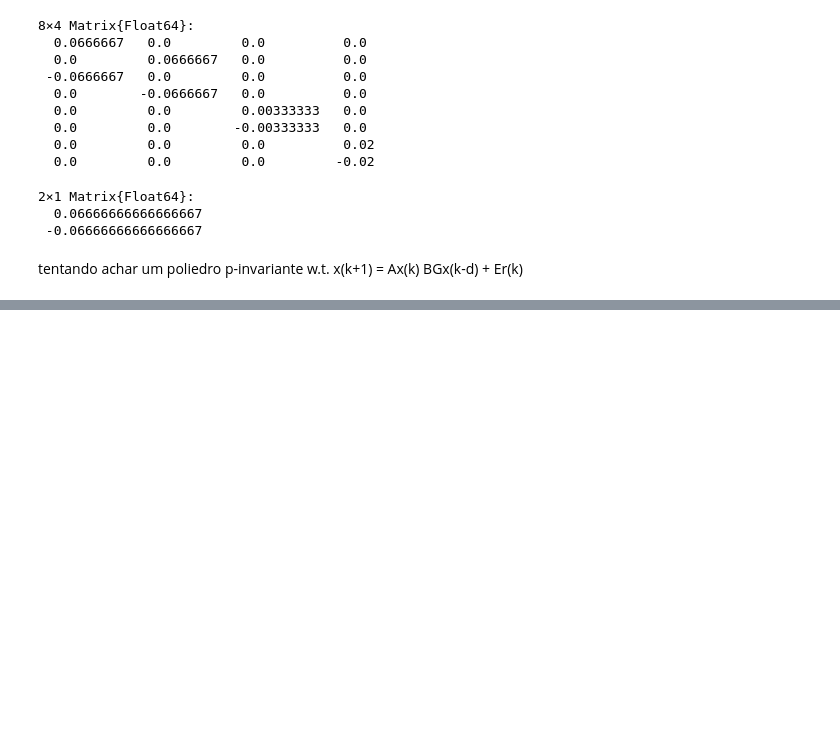
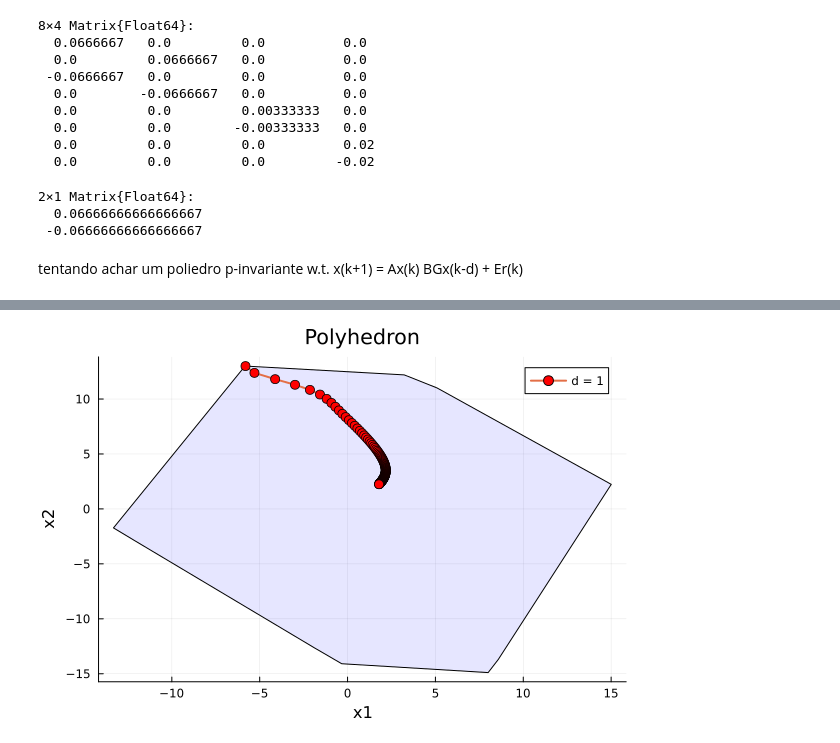
Before and after one commit to Nicholas-Wallace/Polyhedron, a Jupyter notebook: segref_delay.ipynb, the cells around one changed output, grey strips where cells are left out. Drawn from its saved outputs; the diff is of its cells as text; code cells hidden in the pictures; blank space fills up the shorter version.

Commit message:
segref_delay notebook

```diff
--- a/segref_delay.ipynb
+++ b/segref_delay.ipynb
@@ -143,0 +135,2 @@ Poly.plot_poly(F, ones(6))
+# %%
+G = result["G"]
@@ -143,0 +195,12 @@ Poly.plot_poly(F, ones(6))
+# %%
+w = ones(size(F, 1))
+nx = size(A_exp, 1)
+
+passos = 100
+r = ones(passos) # x2 ir para 1
+
+BG = B_exp * G
+
+init_cond_F, init_cond_w = Poly.admissable_initCond(A_exp, BG, F, d, w; fixed_d=true)
+ext_vertices_tuple = get_extVert_tuple(init_cond_F, init_cond_w, 2, nx)
+traj1 = trajectory_segref_delay(ext_vertices_tuple, A_exp, BG, E_exp, r, passos, d; reverse=true)
@@ -143,0 +225,23 @@ Poly.plot_poly(F, ones(6))
+# %%
+using Plots
+
+T = Poly.poly_projection(F[:,3:4])
+Poly.plot_poly(T*F[:,1:2], T*ones(10))
+
+x1 = [p[1] for p in traj1]
+x2 = [p[2] for p in traj1]
+v = [p[3] for p in traj1]
+w = [p[4] for p in traj1]
+
+# Plot as connected trajectory with markers
+plot!(x1, x2,
+     seriestype = :path,          # connects points with lines
+     linewidth = 2,
+     marker = :circle,
+     markersize = 5,
+     markercolor = :red,
+     label = "d = 1",
+     xlabel = "x1",
+     ylabel = "x2")
+# %% [output]
+[figure, added]
```
Also changed, not shown: parts of 22 cells of this notebook.
